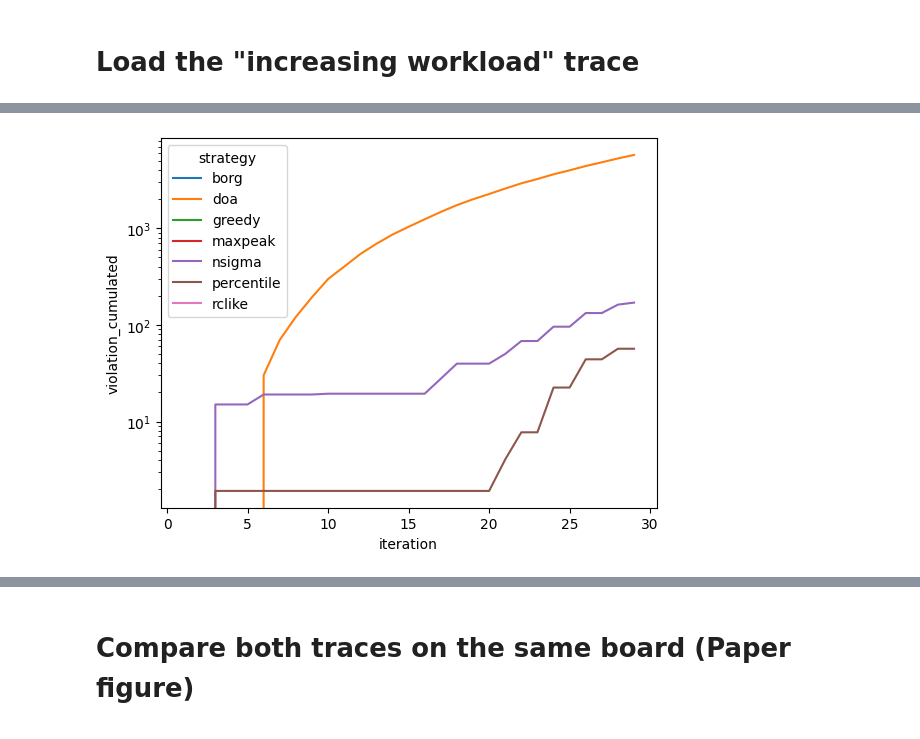
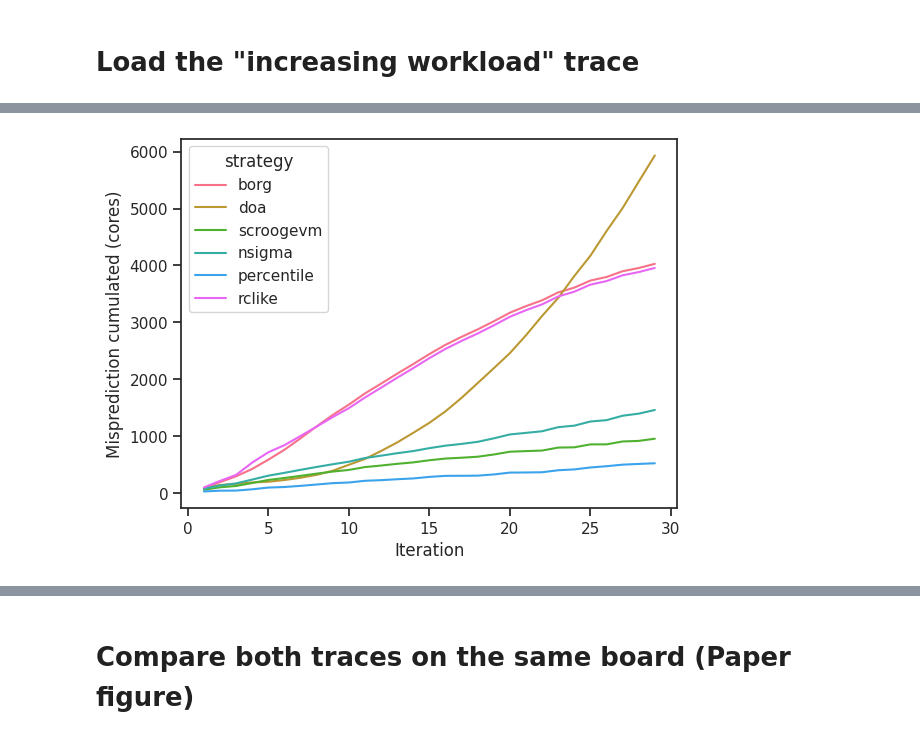
Before and after one commit to jacquetpi/scroogevm, a Jupyter notebook: scroogevm_analysis.ipynb, the cells around one changed output, grey strips where cells are left out. Saved outputs shown, nothing was run; the diff lists cells and outputs as text; code cells hidden in the pictures.

```diff
--- a/scroogevm_analysis.ipynb
+++ b/scroogevm_analysis.ipynb
@@ -176,4 +206,15 @@ decreasing_cumul_res_df = convert_res_to_cumul(input_df=decreasing_df)
 # %%
-without_doa = decreasing_cumul_res_df # .loc[decreasing_cumul_res_df['strategy'] != 'doa']
-g = sns.lineplot(data=without_doa, x="iteration", y="decreases_cumulated", hue="strategy")
+decreasing_cumul_res_df = convert_res_to_cumul(input_df=decreasing_df)
+
+without_doa = decreasing_cumul_res_df# .loc[decreasing_cumul_res_df['strategy'] != 'doa']
+without_doa = decreasing_cumul_res_df.loc[decreasing_cumul_res_df['strategy'] != 'maxpeak']
+# decreases_cumulated violation_cumulated misprediction_cumulated
+
+#sns.set_color_codes(palette='Set2')
+sns.set_theme(style="ticks")
+sns.set_palette(palette='husl')
+x = sns.lineplot(data=without_doa, x="iteration", y="misprediction_cumulated", hue="strategy")
+x.set_xlabel('Iteration')
+x.set_ylabel('Misprediction cumulated (cores)')
+plt.gcf().savefig('figures/misprediction-decreasing.pdf', bbox_inches='tight')
 # %% [output]
@@ -269,6 +303,16 @@ increasing_cumul_res_df = convert_res_to_cumul(input_df=increasing_df)
 # %%
-without_doa = increasing_cumul_res_df # .loc[decreasing_cumul_res_df['strategy'] != 'doa']
-g = sns.lineplot(data=without_doa, x="iteration", y="violation_cumulated", hue="strategy")
-g.set_yscale('log')
+increasing_cumul_res_df = convert_res_to_cumul(input_df=increasing_df)
+
+without_doa = increasing_cumul_res_df# .loc[decreasing_cumul_res_df['strategy'] != 'doa']
+without_doa = increasing_cumul_res_df.loc[increasing_cumul_res_df['strategy'] != 'maxpeak']
+# decreases_cumulated violation_cumulated misprediction_cumulated
+
+#sns.set_color_codes(palette='Set2')
+sns.set_theme(style="ticks")
+sns.set_palette(palette='husl')
+x = sns.lineplot(data=without_doa, x="iteration", y="misprediction_cumulated", hue="strategy")
+x.set_xlabel('Iteration')
+x.set_ylabel('Misprediction cumulated (cores)')
+plt.gcf().savefig('figures/misprediction-increasing.pdf', bbox_inches='tight')
 # %% [output]
-[figure, old version]
+[figure, new version]
```
Also changed, not shown: parts of 14 cells of this notebook, 4 other files.
